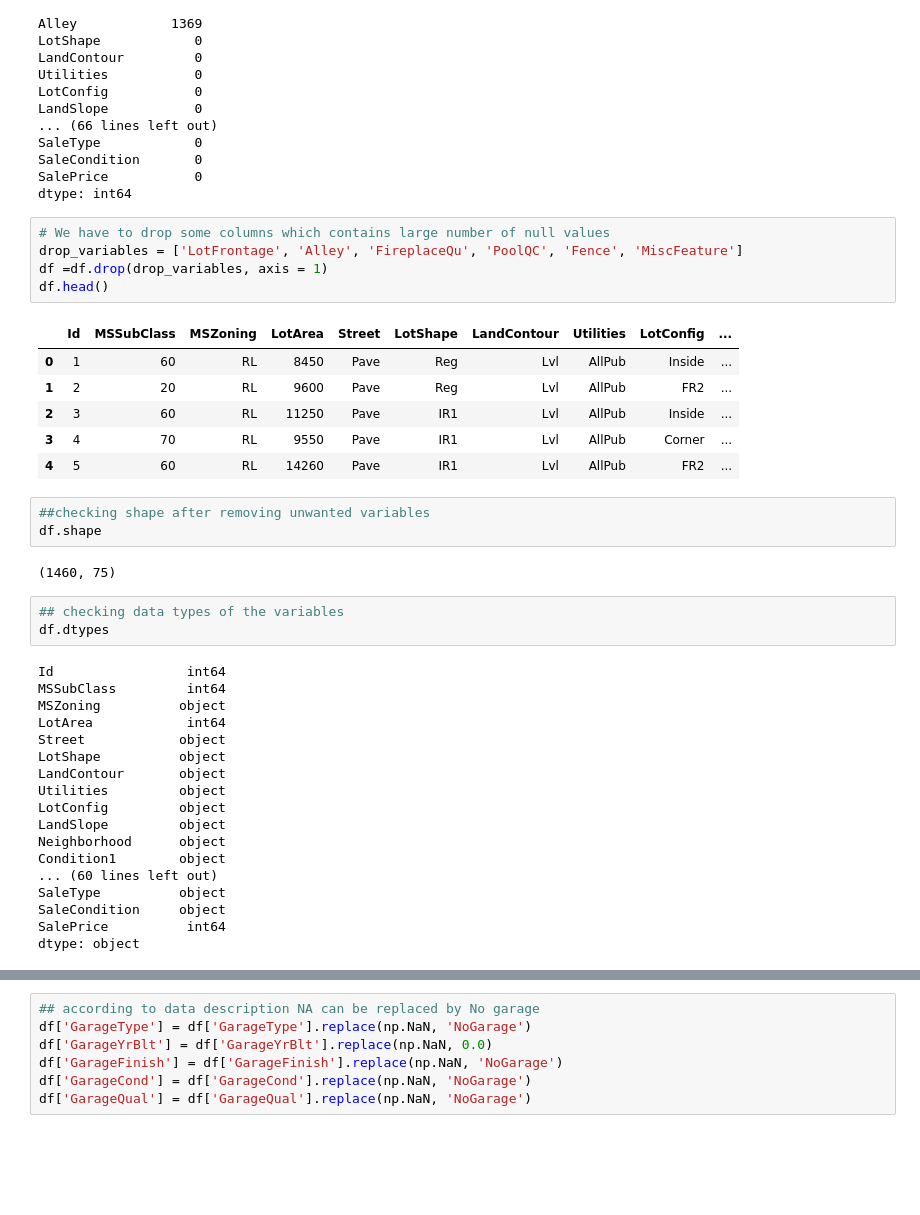
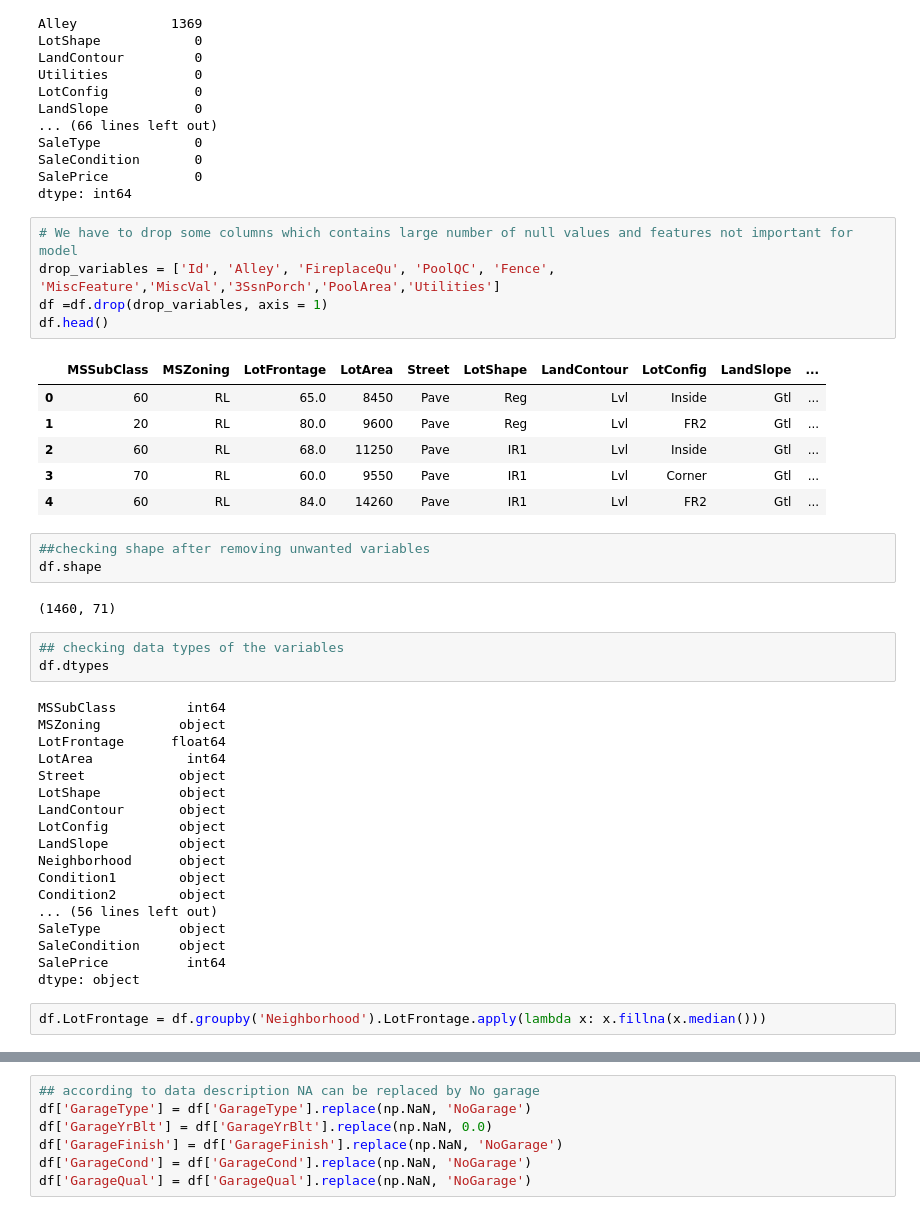
Before and after one commit to anushkaparadkar/advanced-regression, a Jupyter notebook: advanced-regression.ipynb, the cells around one changed output, grey strips where cells are left out. Saved outputs shown, nothing was run; the diff lists cells and outputs as text; blank space fills up the shorter version.

```diff
--- a/advanced-regression.ipynb
+++ b/advanced-regression.ipynb
@@ -58,43 +58,45 @@ SaleCondition       0
 SalePrice           0
 dtype: int64
 # %%
-# We have to drop some columns which contains large number of null values
-drop_variables = ['LotFrontage', 'Alley', 'FireplaceQu', 'PoolQC', 'Fence', 'MiscFeature']
+# We have to drop some columns which contains large number of null values and features not important for model
+drop_variables = ['Id', 'Alley', 'FireplaceQu', 'PoolQC', 'Fence', 'MiscFeature','MiscVal','3SsnPorch','PoolArea','Utilities']
 df =df.drop(drop_variables, axis = 1)
 df.head()
 # %% [output]
-|  | Id | MSSubClass | MSZoning | LotArea | Street | LotShape | LandContour | Utilities | LotConfig | ... |
-| 0 | 1 | 60 | RL | 8450 | Pave | Reg | Lvl | AllPub | Inside | ... |
-| 1 | 2 | 20 | RL | 9600 | Pave | Reg | Lvl | AllPub | FR2 | ... |
-| 2 | 3 | 60 | RL | 11250 | Pave | IR1 | Lvl | AllPub | Inside | ... |
-| 3 | 4 | 70 | RL | 9550 | Pave | IR1 | Lvl | AllPub | Corner | ... |
-| 4 | 5 | 60 | RL | 14260 | Pave | IR1 | Lvl | AllPub | FR2 | ... |
+|  | MSSubClass | MSZoning | LotFrontage | LotArea | Street | LotShape | LandContour | LotConfig | LandSlope | ... |
+| 0 | 60 | RL | 65.0 | 8450 | Pave | Reg | Lvl | Inside | Gtl | ... |
+| 1 | 20 | RL | 80.0 | 9600 | Pave | Reg | Lvl | FR2 | Gtl | ... |
+| 2 | 60 | RL | 68.0 | 11250 | Pave | IR1 | Lvl | Inside | Gtl | ... |
+| 3 | 70 | RL | 60.0 | 9550 | Pave | IR1 | Lvl | Corner | Gtl | ... |
+| 4 | 60 | RL | 84.0 | 14260 | Pave | IR1 | Lvl | FR2 | Gtl | ... |
 # %%
 ##checking shape after removing unwanted variables
 df.shape
 # %% [output]
-(1460, 75)
+(1460, 71)
 # %%
 ## checking data types of the variables
 df.dtypes
 # %% [output]
-Id                 int64
 MSSubClass         int64
 MSZoning          object
+LotFrontage      float64
 LotArea            int64
 Street            object
 LotShape          object
 LandContour       object
-Utilities         object
 LotConfig         object
 LandSlope         object
 Neighborhood      object
 Condition1        object
-... (60 lines left out)
+Condition2        object
+... (56 lines left out)
 SaleType          object
 SaleCondition     object
 SalePrice          int64
 dtype: object
+# %%
+df.LotFrontage = df.groupby('Neighborhood').LotFrontage.apply(lambda x: x.fillna(x.median()))
 # %%
 round(100*(df.isnull().sum()/len(df.index)),2).sort_values(ascending = False)
 # %% [output]
```
Also changed, not shown: parts of 47 cells of this notebook.
